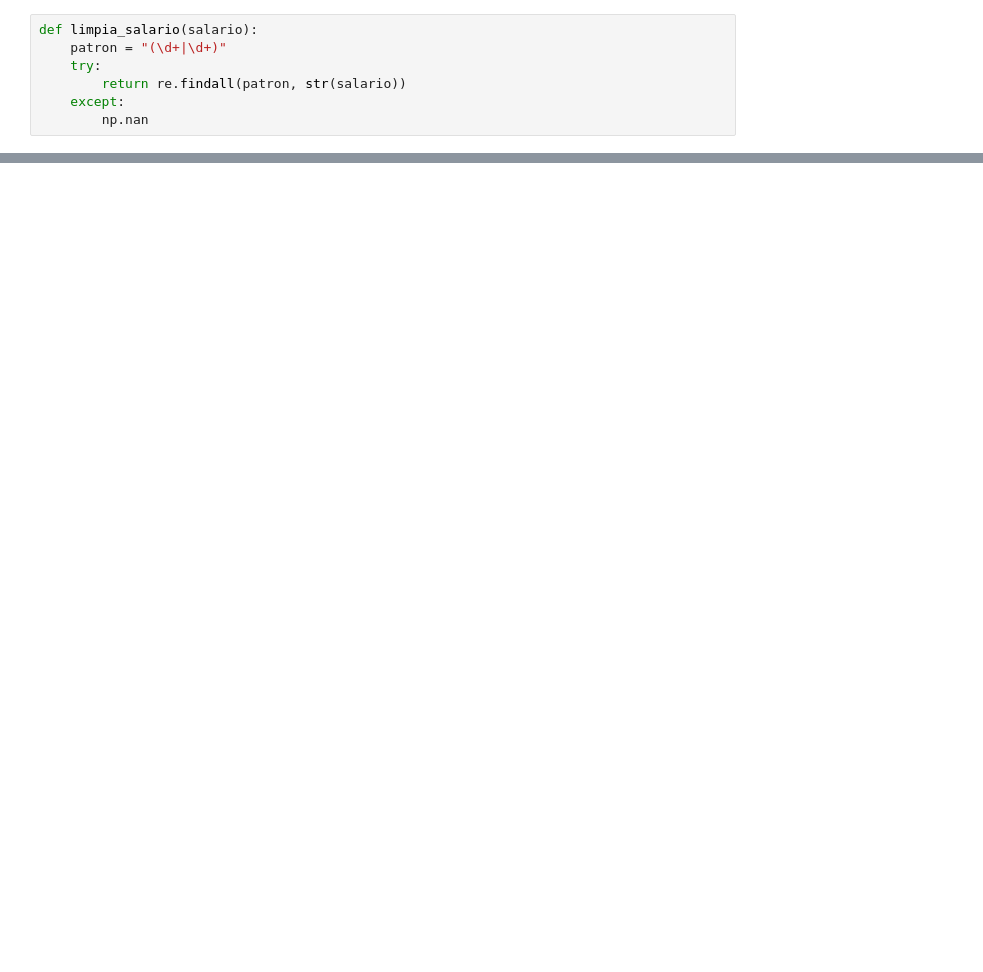
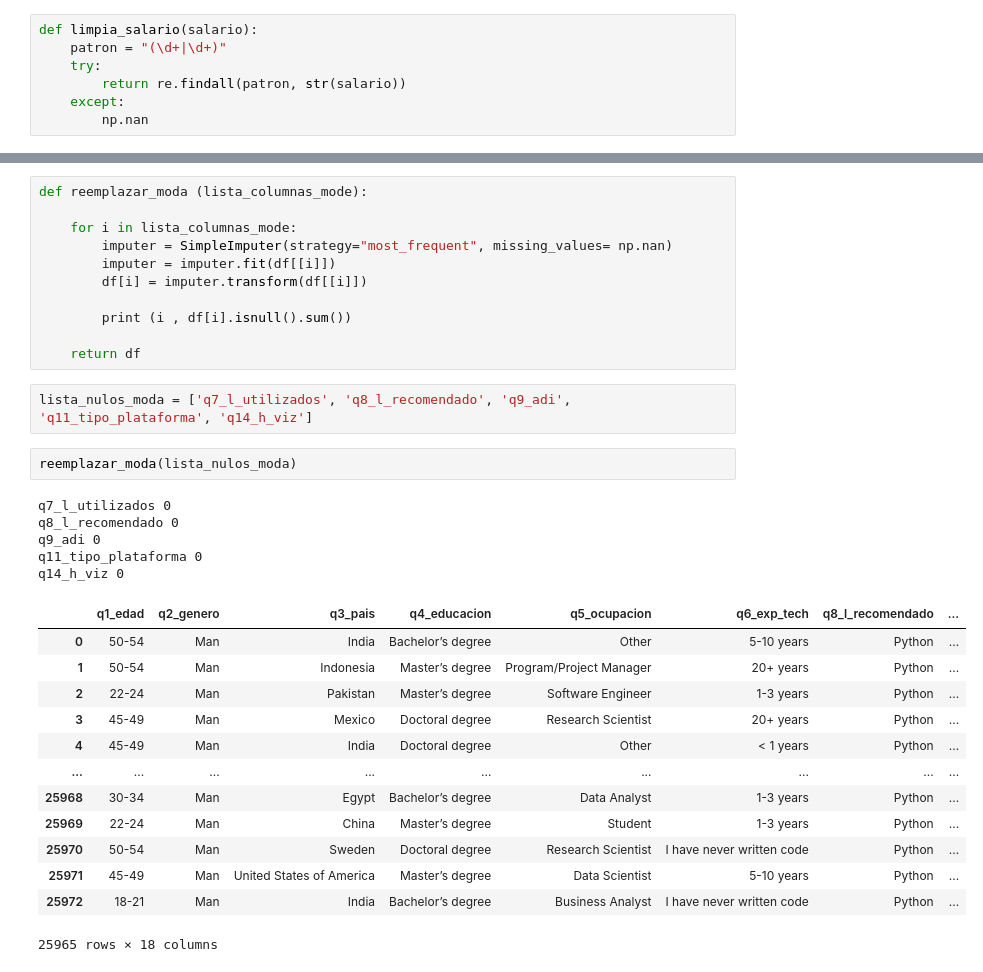
Before and after one commit to Adalab/project2-da-promo-c-modulo-2-team4, a Jupyter notebook: 03-limpieza/limpieza.ipynb, the cells around one changed output, grey strips where cells are left out. Saved outputs shown, nothing was run; the diff lists cells and outputs as text; blank space fills up the shorter version.

```diff
--- a/03-limpieza/limpieza.ipynb
+++ b/03-limpieza/limpieza.ipynb
@@ -434,0 +539,34 @@ df.stb.missing()
+# %%
+def reemplazar_moda (lista_columnas_mode):
+
+    for i in lista_columnas_mode:
+        imputer = SimpleImputer(strategy="most_frequent", missing_values= np.nan)
+        imputer = imputer.fit(df[[i]])
+        df[i] = imputer.transform(df[[i]])
+
+        print (i , df[i].isnull().sum())
+
+    return df
+# %%
+lista_nulos_moda = ['q7_l_utilizados', 'q8_l_recomendado', 'q9_adi', 'q11_tipo_plataforma', 'q14_h_viz']
+# %%
+reemplazar_moda(lista_nulos_moda)
+# %% [output]
+q7_l_utilizados 0
+q8_l_recomendado 0
+q9_adi 0
+q11_tipo_plataforma 0
+q14_h_viz 0
+|  | q1_edad | q2_genero | q3_pais | q4_educacion | q5_ocupacion | q6_exp_tech | q8_l_recomendado | ... |
+| 0 | 50-54 | Man | India | Bachelor’s degree | Other | 5-10 years | Python | ... |
+| 1 | 50-54 | Man | Indonesia | Master’s degree | Program/Project Manager | 20+ years | Python | ... |
+| 2 | 22-24 | Man | Pakistan | Master’s degree | Software Engineer | 1-3 years | Python | ... |
+| 3 | 45-49 | Man | Mexico | Doctoral degree | Research Scientist | 20+ years | Python | ... |
+| 4 | 45-49 | Man | India | Doctoral degree | Other | < 1 years | Python | ... |
+| ... | ... | ... | ... | ... | ... | ... | ... | ... |
+| 25968 | 30-34 | Man | Egypt | Bachelor’s degree | Data Analyst | 1-3 years | Python | ... |
+| 25969 | 22-24 | Man | China | Master’s degree | Student | 1-3 years | Python | ... |
+| 25970 | 50-54 | Man | Sweden | Doctoral degree | Research Scientist | I have never written code | Python | ... |
+| 25971 | 45-49 | Man | United States of America | Master’s degree | Data Scientist | 5-10 years | Python | ... |
+| 25972 | 18-21 | Man | India | Bachelor’s degree | Business Analyst | I have never written code | Python | ... |
+25965 rows × 18 columns
```
Also changed, not shown: parts of 101 cells of this notebook, 22 other files.
